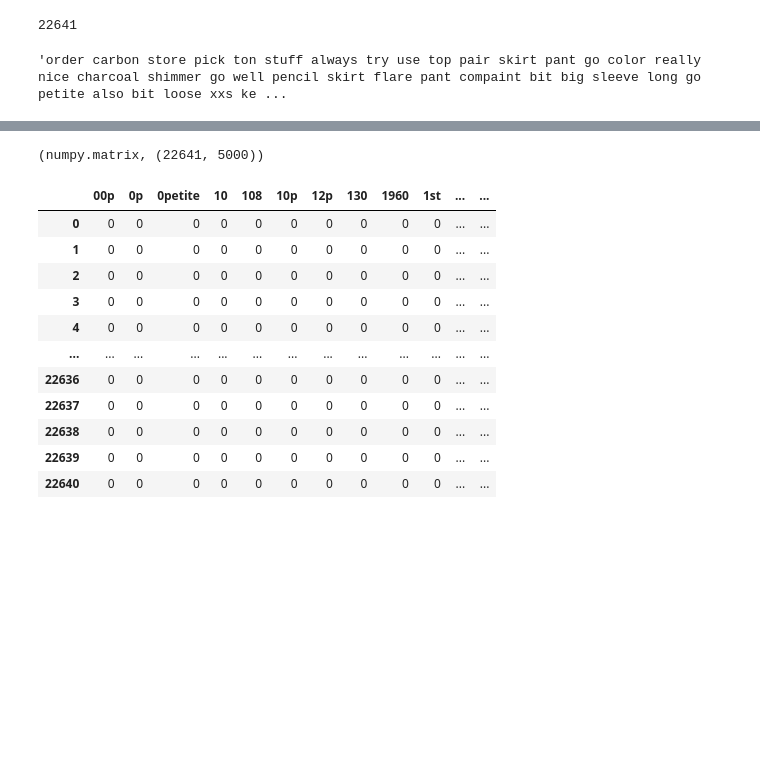
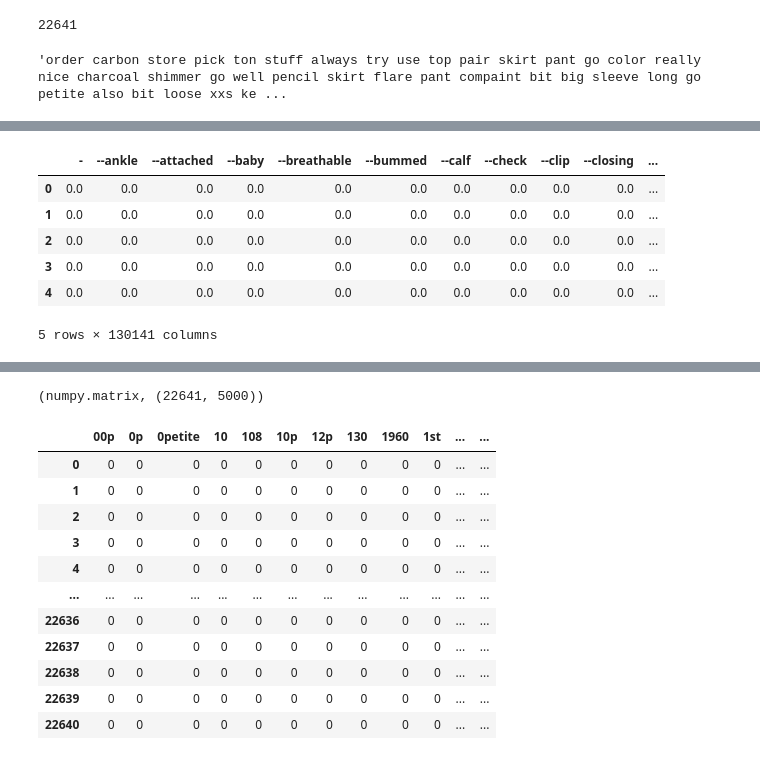
Before and after one commit to baharbiazar/E_Commerce_Reviews_Sentiment_Analysis, a Jupyter notebook: text_cleaning.ipynb, the cells around one changed output, grey strips where cells are left out. Drawn from its saved outputs; the diff is of its cells as text; code cells hidden in the pictures; blank space fills up the shorter version.

```diff
--- a/text_cleaning.ipynb
+++ b/text_cleaning.ipynb
@@ -296,0 +280,18 @@ df_and_token.to_csv('data/df_and_token.csv')
+# %%
+tfidf = TfidfVectorizer(token_pattern = '\s([A-Za-z0-9-]+)\s',
+                        ngram_range = (1,1))
+# %%
+document_tfidf = tfidf.fit_transform(df_and_token['token_strings'])
+# %%
+document_tfidf_matrix= document_tfidf.todense()
+# %%
+doc_word_matrix = pd.DataFrame(data = document_tfidf_matrix, columns= tfidf.get_feature_names())
+doc_word_matrix.head()
+# %% [output]
+|  | - | --ankle | --attached | --baby | --breathable | --bummed | --calf | --check | --clip | --closing | ... |
+| 0 | 0.0 | 0.0 | 0.0 | 0.0 | 0.0 | 0.0 | 0.0 | 0.0 | 0.0 | 0.0 | ... |
+| 1 | 0.0 | 0.0 | 0.0 | 0.0 | 0.0 | 0.0 | 0.0 | 0.0 | 0.0 | 0.0 | ... |
+| 2 | 0.0 | 0.0 | 0.0 | 0.0 | 0.0 | 0.0 | 0.0 | 0.0 | 0.0 | 0.0 | ... |
+| 3 | 0.0 | 0.0 | 0.0 | 0.0 | 0.0 | 0.0 | 0.0 | 0.0 | 0.0 | 0.0 | ... |
+| 4 | 0.0 | 0.0 | 0.0 | 0.0 | 0.0 | 0.0 | 0.0 | 0.0 | 0.0 | 0.0 | ... |
+5 rows × 130141 columns
```
Also changed, not shown: parts of 13 cells of this notebook.
